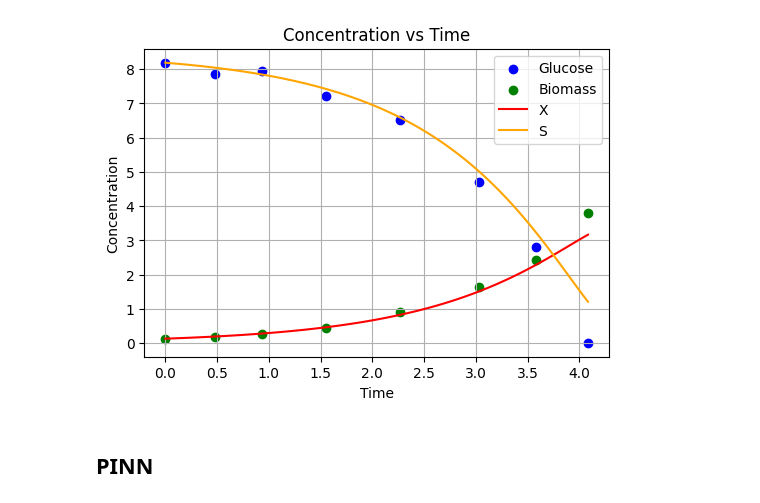
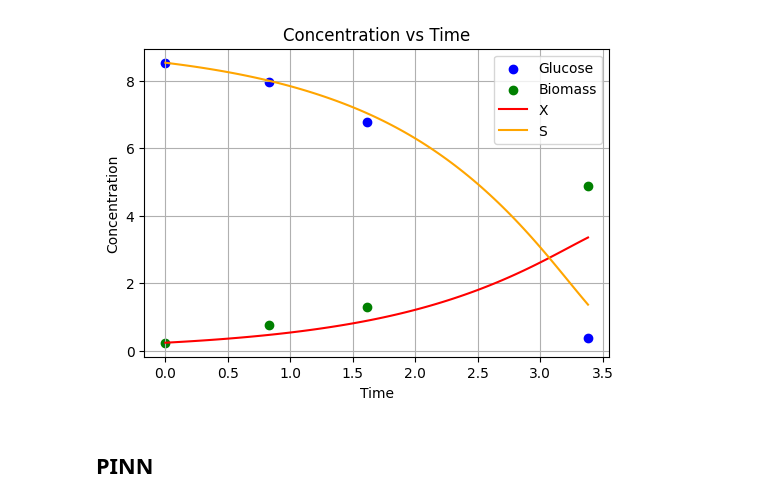
Before and after one commit to costasmexis/ModelMind, a Jupyter notebook: Notebooks/ceasar_main.ipynb, the cells around one changed output. Drawn from its saved outputs; the diff is of its cells as text; code cells hidden in the pictures.

```diff
--- a/Notebooks/ceasar_main.ipynb
+++ b/Notebooks/ceasar_main.ipynb
@@ -30,16 +30,16 @@ df = get_data(files)
 df = df[df['Batch'] == 0]
 df.to_csv('data_ceasar.csv')
 # %%
-d =Dataset()
-d.get_data(exp=1)
+d = Dataset()
+d.get_data(exp=2)
 
 # Solve for 0.6794, 0.0002, 0.2572 kinetic parameter values
 # mu_max_hat: 0.903, Km_hat: 0.826, Y_XS_hat: 0.435
 sol = d.solve_ode(mu_max=0.903, Km=0.826, Y_XS=0.435)
 d.plot_solution(sol)
 
 # # Generate training data
 # train_df = d.training_dataset(N=5000)
 # print(f'Train data shape: {train_df.shape}')
 # %% [output]
-[figure, old version]
+[figure, new version]
```
Also changed, not shown: parts of 6 cells of this notebook, 5 other files.
